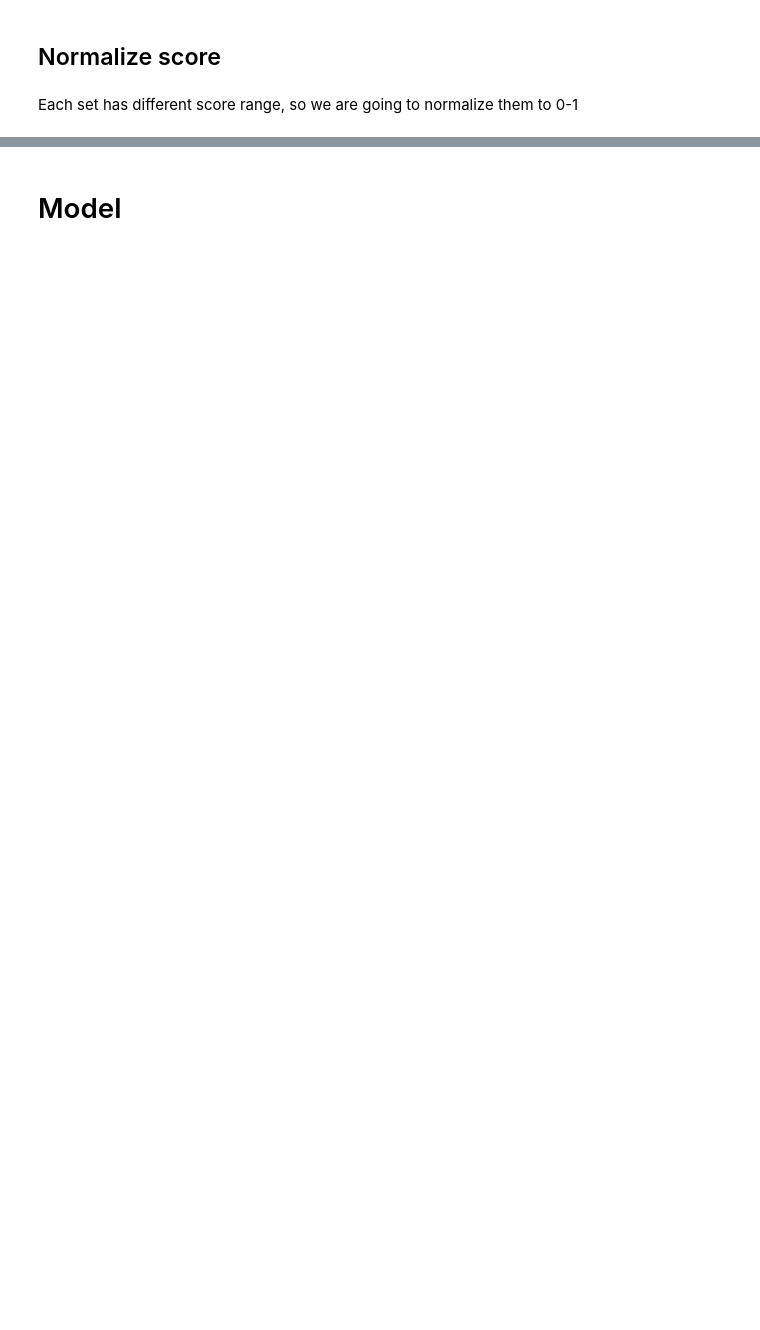
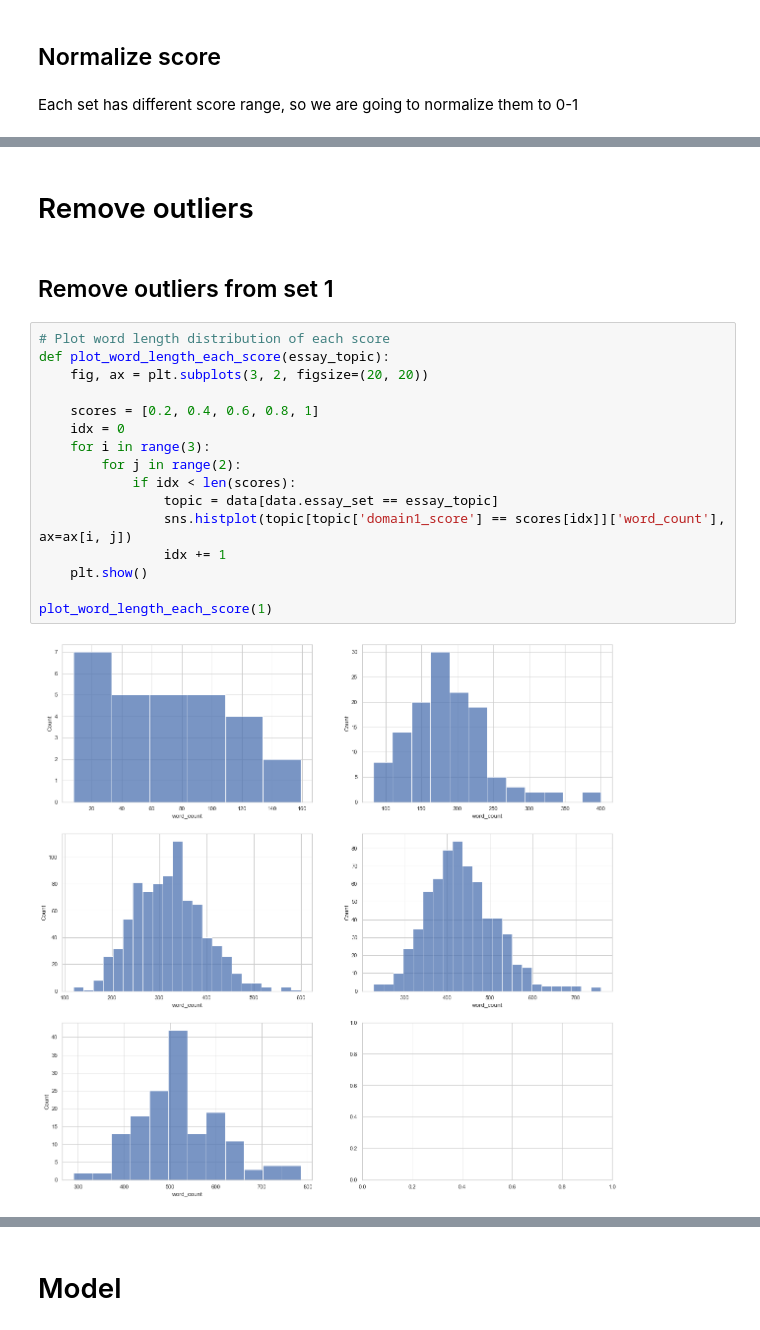
Before and after one commit to KieuSonTung/AES_BERT, a Jupyter notebook: AES_train_sets_BERT_test.ipynb, the cells around one changed output, grey strips where cells are left out. Saved outputs shown, nothing was run; the diff lists cells and outputs as text; blank space fills up the shorter version.

```diff
--- a/AES_train_sets_BERT_test.ipynb
+++ b/AES_train_sets_BERT_test.ipynb
@@ -270,0 +295,22 @@ plt.show()
+# %% [markdown]
+# Remove outliers
+# %% [markdown]
+## Remove outliers from set 1
+# %%
+# Plot word length distribution of each score
+def plot_word_length_each_score(essay_topic):
+    fig, ax = plt.subplots(3, 2, figsize=(20, 20))
+
+    scores = [0.2, 0.4, 0.6, 0.8, 1]
+    idx = 0
+    for i in range(3):
+        for j in range(2):
+            if idx < len(scores):
+                topic = data[data.essay_set == essay_topic]
+                sns.histplot(topic[topic['domain1_score'] == scores[idx]]['word_count'], ax=ax[i, j])
+                idx += 1
+    plt.show()
+
+plot_word_length_each_score(1)
+# %% [output]
+[figure, added]
```
Also changed, not shown: parts of 54 cells of this notebook, 5 other files.
